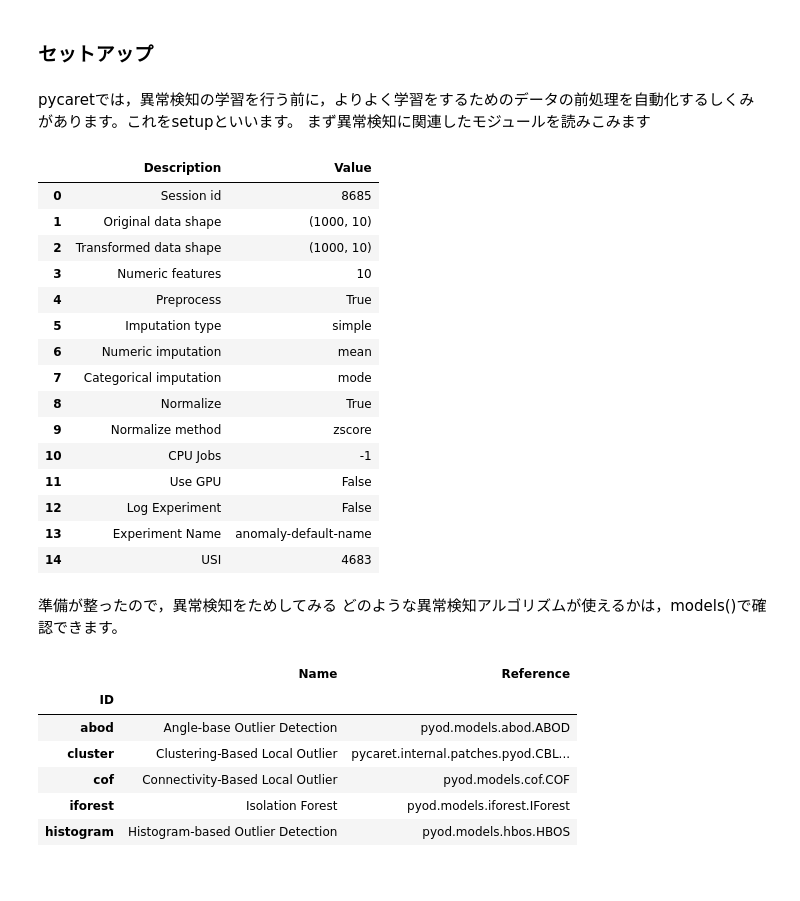
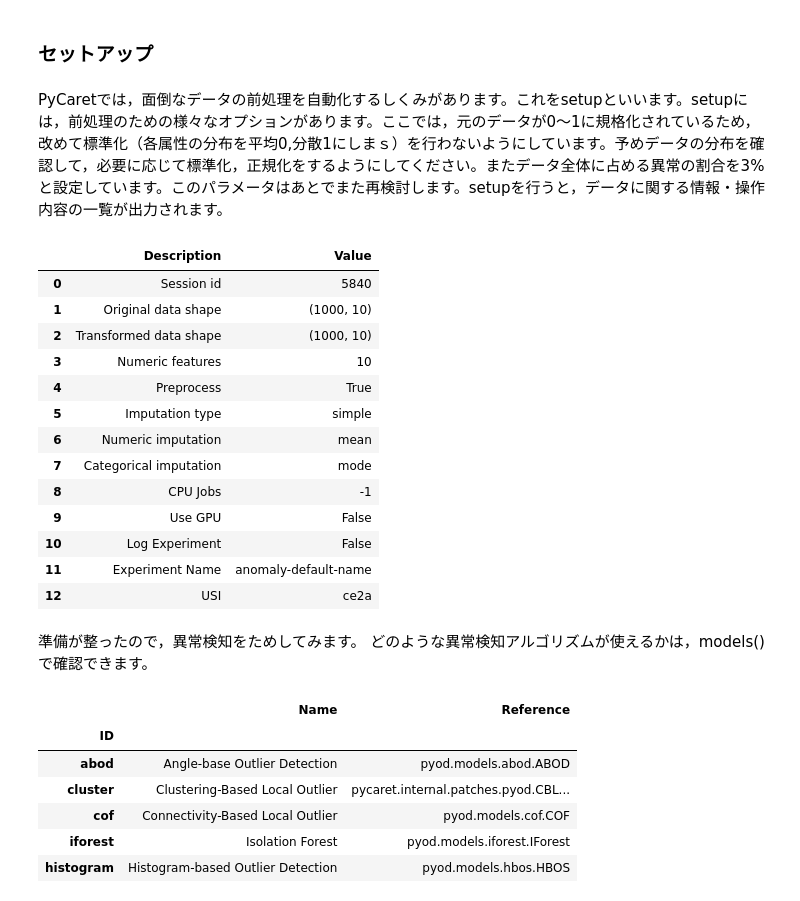
Before and after one commit to hamagami/anomaly-detection, a Jupyter notebook: pycaret_anomaly.ipynb, the cells around one changed output. Saved outputs shown, nothing was run; the diff lists cells and outputs as text; code cells hidden in the pictures.

```diff
--- a/pycaret_anomaly.ipynb
+++ b/pycaret_anomaly.ipynb
@@ -105,13 +65,12 @@ plt.show()
 # %% [markdown]
 ### セットアップ
-# %% [markdown]
-pycaretでは，異常検知の学習を行う前に，よりよく学習をするためのデータの前処理を自動化するしくみがあります。これをsetupといいます。
-まず異常検知に関連したモジュールを読みこみます
+# %% [markdown]
+PyCaretでは，面倒なデータの前処理を自動化するしくみがあります。これをsetupといいます。setupには，前処理のための様々なオプションがあります。ここでは，元のデータが0～1に規格化されているため，改めて標準化（各属性の分布を平均0,分散1にしまｓ）を行わないようにしています。予めデータの分布を確認して，必要に応じて標準化，正規化をするようにしてください。またデータ全体に占める異常の割合を3%と設定しています。このパラメータはあとでまた再検討します。setupを行うと，データに関する情報・操作内容の一覧が出力されます。
 # %%
-anoexe = setup(dataset,normalize=True) #データの範囲はほぼ0～1に収まっているので特段前処理は必要なさそうだが，念のためnormalize=Trueで正規化をしておく
+anoexe = setup(dataset,normalize=False,outliers_threshold=0.05) #データの範囲はほぼ0～1に収まっているので特段前処理を行わない設定にしている
 # %% [output]
 |  | Description | Value |
-| 0 | Session id | 8685 |
+| 0 | Session id | 5840 |
 | 1 | Original data shape | (1000, 10) |
 | 2 | Transformed data shape | (1000, 10) |
 | 3 | Numeric features | 10 |
@@ -119,15 +78,13 @@ anoexe = setup(dataset,normalize=True) #データの範囲はほぼ0～1に収
 | 5 | Imputation type | simple |
 | 6 | Numeric imputation | mean |
 | 7 | Categorical imputation | mode |
-| 8 | Normalize | True |
-| 9 | Normalize method | zscore |
-| 10 | CPU Jobs | -1 |
-| 11 | Use GPU | False |
-| 12 | Log Experiment | False |
-| 13 | Experiment Name | anomaly-default-name |
-| 14 | USI | 4683 |
+| 8 | CPU Jobs | -1 |
+| 9 | Use GPU | False |
+| 10 | Log Experiment | False |
+| 11 | Experiment Name | anomaly-default-name |
+| 12 | USI | ce2a |
 # %% [markdown]
-準備が整ったので，異常検知をためしてみる
+準備が整ったので，異常検知をためしてみます。
 どのような異常検知アルゴリズムが使えるかは，models()で確認できます。
 # %%
 models()
```
Also changed, not shown: parts of 45 cells of this notebook.
